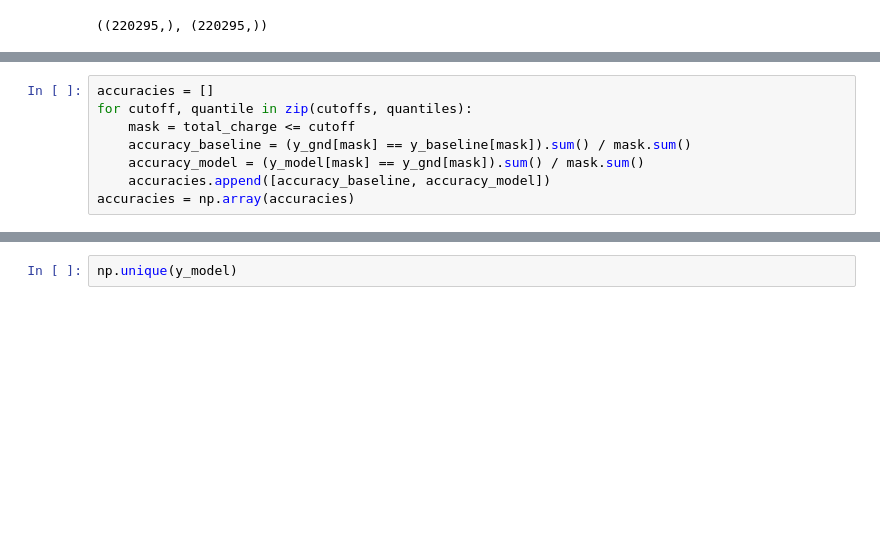
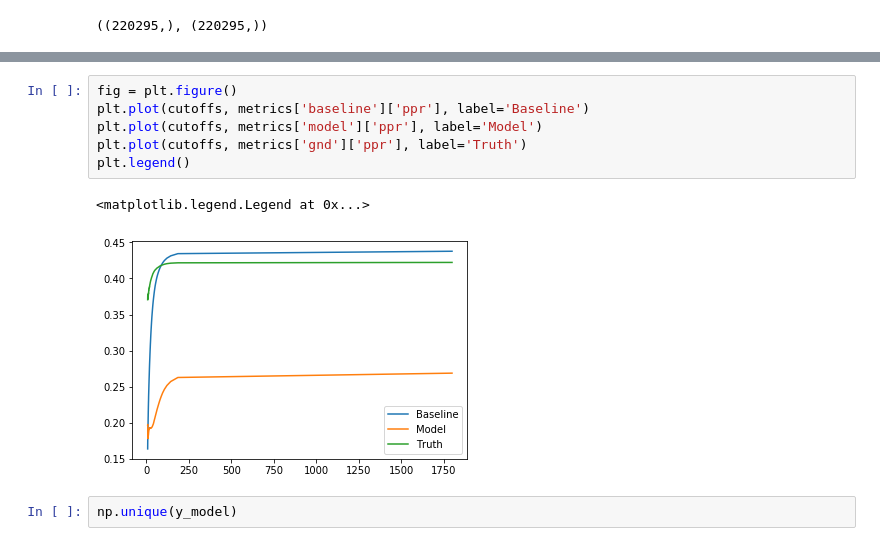
Before and after one commit to ruian1/NuIntClassification, a Jupyter notebook: baselines.ipynb, the cells around one changed output, grey strips where cells are left out. Cells and saved outputs as stored; diff of their text form; blank space fills up the shorter version.

```diff
--- a/baselines.ipynb
+++ b/baselines.ipynb
@@ -63,8 +63,0 @@ y_model, y_gnd
-# %%
-accuracies = []
-for cutoff, quantile in zip(cutoffs, quantiles):
-    mask = total_charge <= cutoff
-    accuracy_baseline = (y_gnd[mask] == y_baseline[mask]).sum() / mask.sum()
-    accuracy_model = (y_model[mask] == y_gnd[mask]).sum() / mask.sum()
-    accuracies.append([accuracy_baseline, accuracy_model])
-accuracies = np.array(accuracies)
@@ -100,3 +107,12 @@ Text(0, 0.5, 'Accuracy')
+# %%
+fig = plt.figure()
+plt.plot(cutoffs, metrics['baseline']['ppr'], label='Baseline')
+plt.plot(cutoffs, metrics['model']['ppr'], label='Model')
+plt.plot(cutoffs, metrics['gnd']['ppr'], label='Truth')
+plt.legend()
+# %% [output]
+<matplotlib.legend.Legend at 0x...>
+[figure, added]
 # %%
 np.unique(y_model)
 # %% [output]
```
Also changed, not shown: parts of 8 cells of this notebook, 4 other files.
